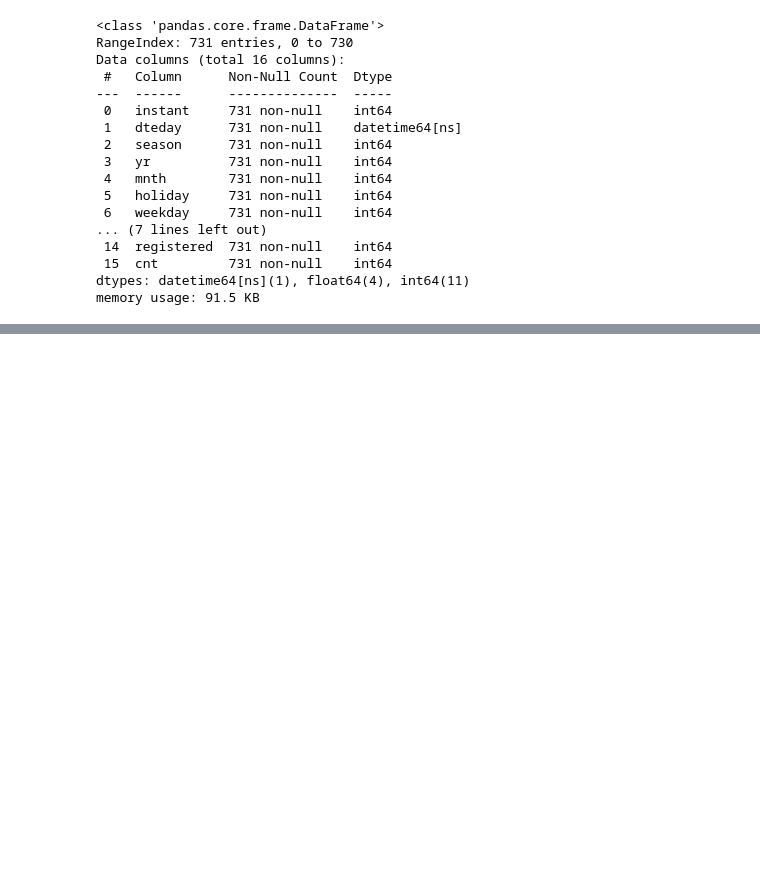
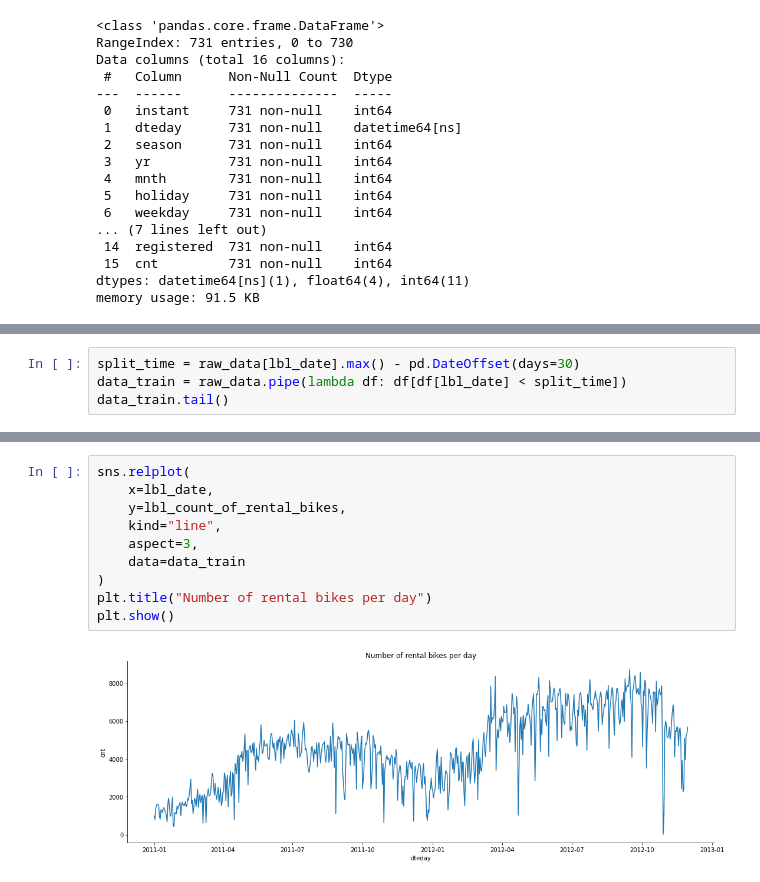
Before and after one commit to khrapovs/playing-with-uci-bike-sharing-data, a Jupyter notebook: notebook.ipynb, the cells around one changed output, grey strips where cells are left out. Saved outputs shown, nothing was run; the diff lists cells and outputs as text; blank space fills up the shorter version.

```diff
--- a/notebook.ipynb
+++ b/notebook.ipynb
@@ -44,0 +83,4 @@ memory usage: 91.5 KB
+# %%
+split_time = raw_data[lbl_date].max() - pd.DateOffset(days=30)
+data_train = raw_data.pipe(lambda df: df[df[lbl_date] < split_time])
+data_train.tail()
@@ -44,0 +94,12 @@ memory usage: 91.5 KB
+# %%
+sns.relplot(
+    x=lbl_date,
+    y=lbl_count_of_rental_bikes,
+    kind="line",
+    aspect=3,
+    data=data_train
+)
+plt.title("Number of rental bikes per day")
+plt.show()
+# %% [output]
+[figure, added]
```
Also changed, not shown: parts of 11 cells of this notebook, 1 other file.
